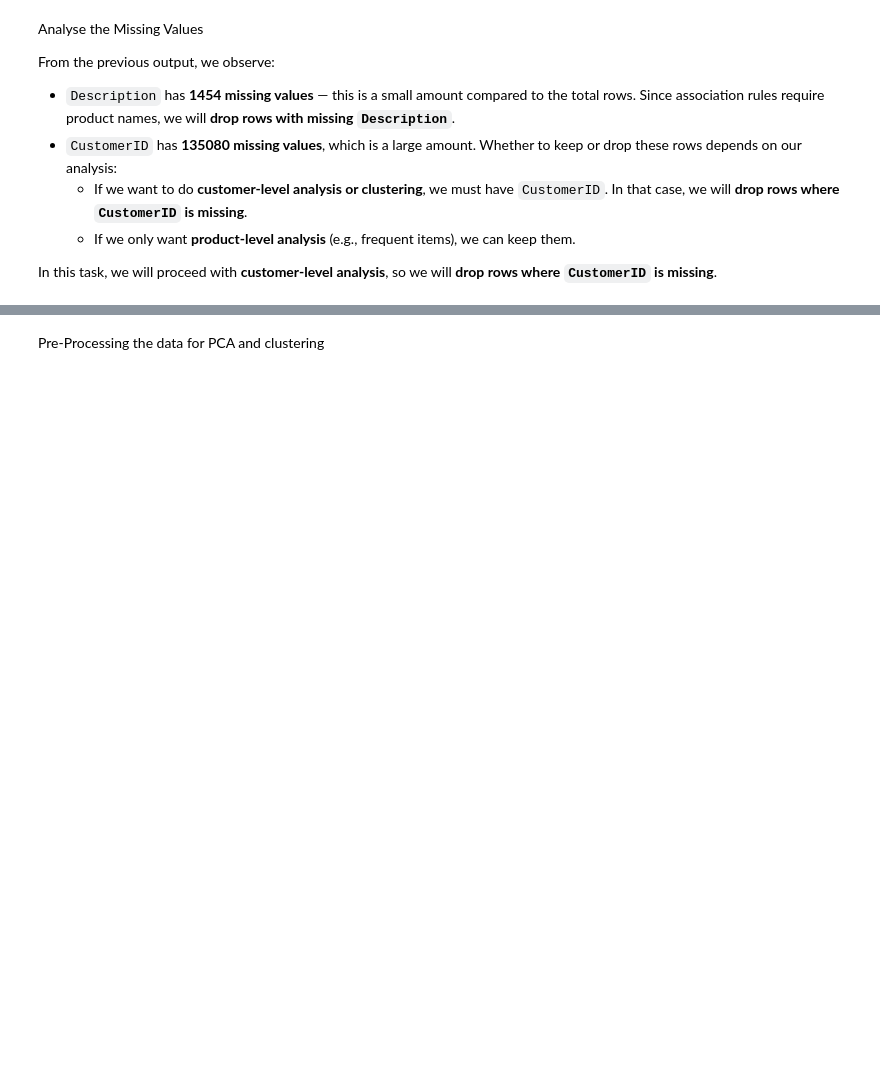
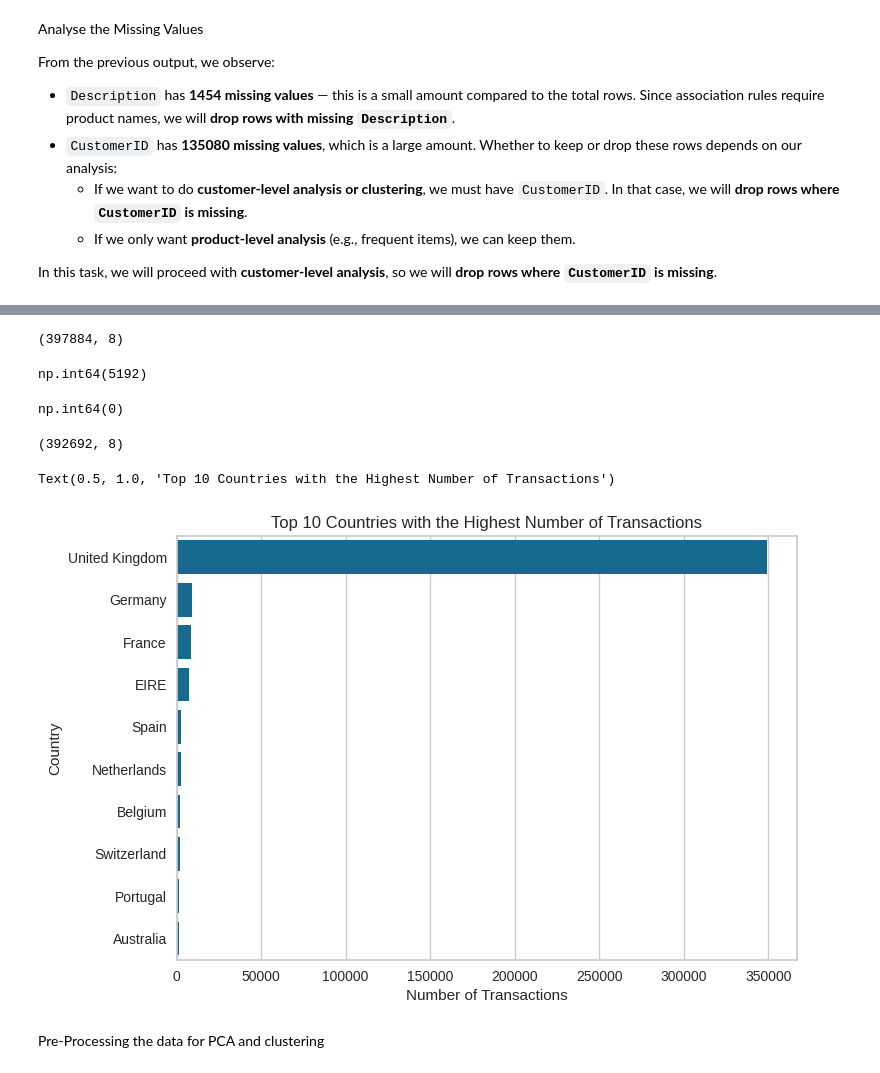
Before and after one commit to paninishah/synapse-learning-phase, a Jupyter notebook: Panini_SynapseLP_Task3.ipynb, the cells around one changed output, grey strips where cells are left out. Saved outputs shown, nothing was run; the diff lists cells and outputs as text; code cells hidden in the pictures; blank space fills up the shorter version.

```diff
--- a/Panini_SynapseLP_Task3.ipynb
+++ b/Panini_SynapseLP_Task3.ipynb
@@ -58,7 +58,7 @@ Drive already mounted at /content/drive; to attempt to forcibly remount, call dr
 import pandas as pd
 
 # Load the dataset
-df = pd.read_csv("", encoding='latin1') #Add the path in the ""
+df = pd.read_csv("/content/drive/MyDrive/synapse/task3/Online_Retail.csv", encoding='latin1') #Add the path in the ""
 # %% [markdown]
 Understanding the data
 # %%
@@ -77,5 +119,8 @@ From the previous output, we observe:
 In this task, we will proceed with **customer-level analysis**, so we will **drop rows where `CustomerID` is missing**.
 # %%
 #Drop the rows with missing\null values
-
+df.dropna(subset=['Description'], inplace=True)
+df.dropna(subset=['CustomerID'], inplace=True)
 #Re-check the shape and missing values
+print(df.shape)
+df.isnull().sum()
@@ -82,8 +139,11 @@ In this task, we will proceed with **customer-level analysis**, so we will **dro
 # %%
 # Remove rows with negative or zero Quantity
-
 # Remove rows with zero or negative UnitPrice
-
 # Remove cancelled invoices (those starting with 'C')
+df = df[
+    (df['Quantity'] > 0) &
+    (df['UnitPrice'] > 0) &
+    (~df['InvoiceNo'].str.startswith('C'))
+]
 # %%
 # Verify there are no negative values left
@@ -92,11 +158,32 @@ In this task, we will proceed with **customer-level analysis**, so we will **dro
+# %%
+df.shape
+# %% [output]
+(397884, 8)
 # %%
 # Check how many duplicate rows exist
+df.duplicated().sum()
+# %% [output]
+np.int64(5192)
 # %%
 # Drop duplicate rows
-
+df.drop_duplicates(inplace=True)
 # Verify again
+df.duplicated().sum()
+# %% [output]
+np.int64(0)
+# %%
+df.shape
+# %% [output]
+(392692, 8)
 # %%
 # Identify the top 10 countries with the highest number of transactions
 # Hint: Use a **horizontal bar chart** to visualize the results.
+sns.countplot(y='Country', data=df, order=df['Country'].value_counts().index[:10])
+plt.xlabel('Number of Transactions')
+plt.ylabel('Country')
+plt.title('Top 10 Countries with the Highest Number of Transactions')
+# %% [output]
+Text(0.5, 1.0, 'Top 10 Countries with the Highest Number of Transactions')
+[figure, added]
 # %% [markdown]
 Pre-Processing the data for PCA and clustering
```
Also changed, not shown: parts of 48 cells of this notebook.
